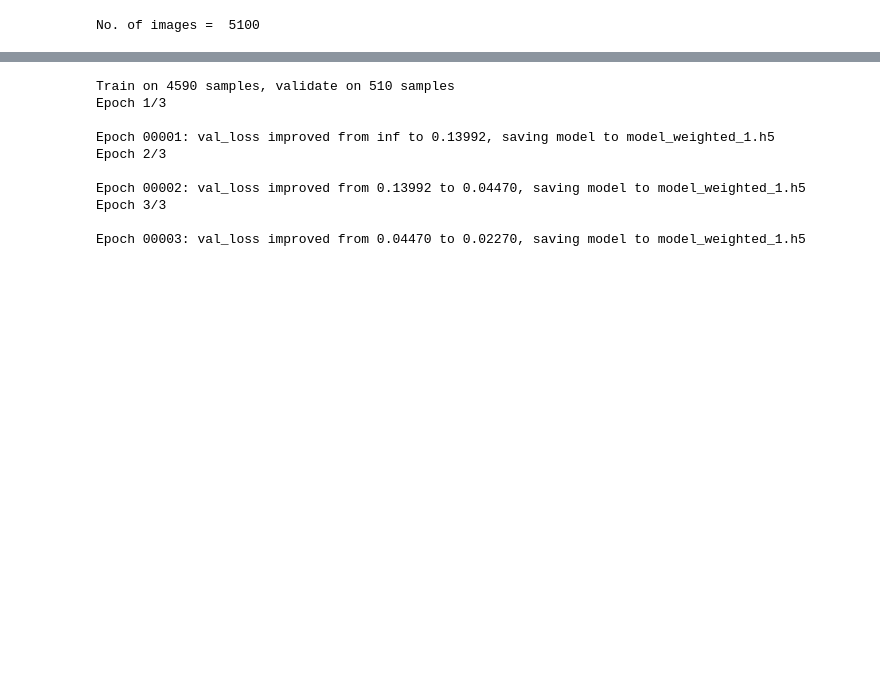
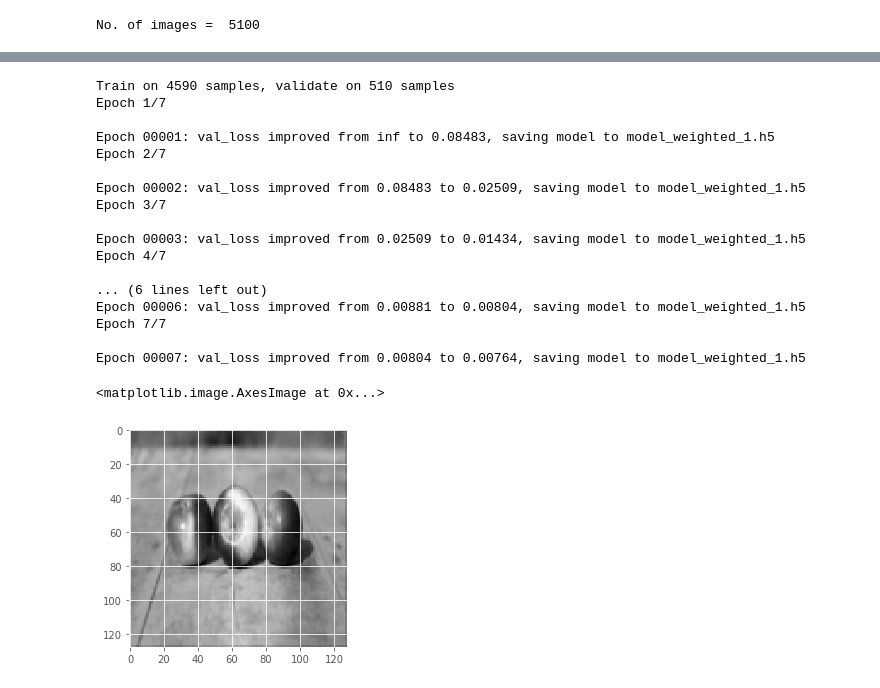
Before and after one commit to seva1232/image-segmentation, a Jupyter notebook: CNN.ipynb, the cells around one changed output, grey strips where cells are left out. Cells and saved outputs as stored; diff of their text form; code cells hidden in the pictures; blank space fills up the shorter version.

```diff
--- a/CNN.ipynb
+++ b/CNN.ipynb
@@ -151,16 +206,30 @@ callbacks = [
     ModelCheckpoint('model_weighted_1.h5', verbose=1, save_best_only=True, save_weights_only=False)
 ]
 # %%
-results = model.fit(X_train, y_train, batch_size=20, epochs=3, callbacks=callbacks,
+results = model.fit(X_train, y_train, batch_size=20, epochs=7, callbacks=callbacks,
                     validation_data=(X_valid, y_valid), class_weight = 'auto')
 # %% [output]
 Train on 4590 samples, validate on 510 samples
-Epoch 1/3
+Epoch 1/7
 
-Epoch 00001: val_loss improved from inf to 0.13992, saving model to model_weighted_1.h5
-Epoch 2/3
+Epoch 00001: val_loss improved from inf to 0.08483, saving model to model_weighted_1.h5
+Epoch 2/7
 
-Epoch 00002: val_loss improved from 0.13992 to 0.04470, saving model to model_weighted_1.h5
-Epoch 3/3
+Epoch 00002: val_loss improved from 0.08483 to 0.02509, saving model to model_weighted_1.h5
+Epoch 3/7
 
-Epoch 00003: val_loss improved from 0.04470 to 0.02270, saving model to model_weighted_1.h5
+Epoch 00003: val_loss improved from 0.02509 to 0.01434, saving model to model_weighted_1.h5
+Epoch 4/7
+
+... (6 lines left out)
+Epoch 00006: val_loss improved from 0.00881 to 0.00804, saving model to model_weighted_1.h5
+Epoch 7/7
+
+Epoch 00007: val_loss improved from 0.00804 to 0.00764, saving model to model_weighted_1.h5
+# %%
+img = img_to_array(load_img("samples/apples.jpg", color_mode = "grayscale"))
+img = resize(img, (im_width, im_height, 1), mode = 'constant', preserve_range = True)
+plt.imshow(img[..., 0], cmap='gray')
+# %% [output]
+<matplotlib.image.AxesImage at 0x...>
+[figure, added]
```
Also changed, not shown: parts of 13 cells of this notebook.
